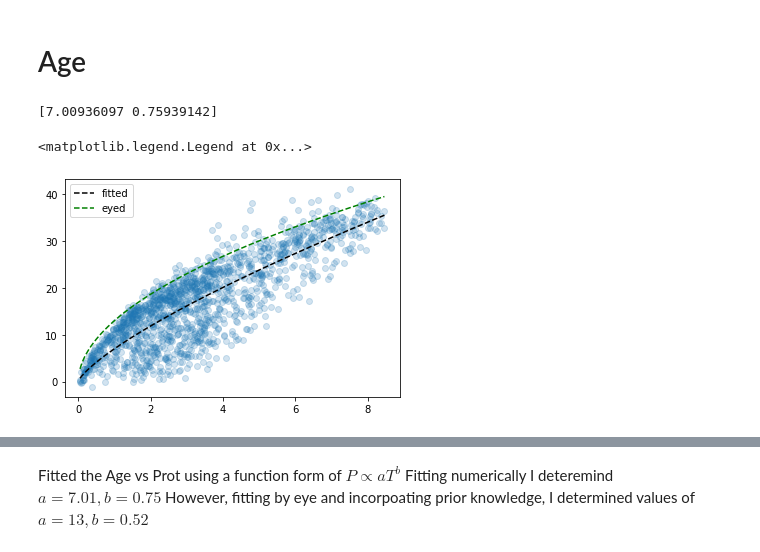
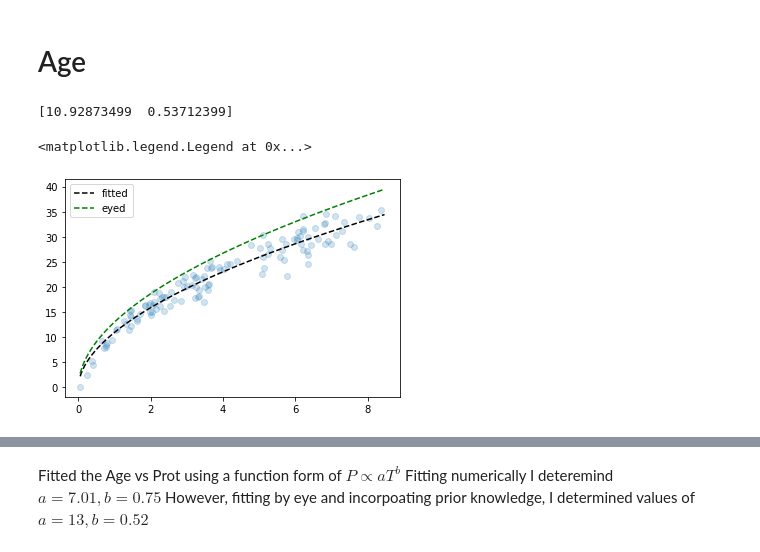
Before and after one commit to ni-phy/year4-project, a Jupyter notebook: Henry/3d_fitting.ipynb, the cells around one changed output, grey strips where cells are left out. Cells and saved outputs as stored; diff of their text form; code cells hidden in the pictures.

```diff
--- a/Henry/3d_fitting.ipynb
+++ b/Henry/3d_fitting.ipynb
@@ -70,28 +53,30 @@ BV =  b.bv2T(np.array(Teff))
 # %% [markdown]
 # Age
 # %%
-limit = (np.where(np.logical_and(Mass>0.8, Mass<=1)))
+
+
+limit = (np.where(np.logical_and(Mass>0.9, Mass<=0.94)))
 
 Teff_short = Teff[limit]
 Prot_short = Prot[limit]
 Age_short = Age[limit]
 Mass_short = Mass[limit]
 
 
-plt.scatter(Age, Prot, alpha=0.2)
+plt.scatter(Age_short, Prot_short, alpha=0.2)
 
 
 
-coefs = scipy.optimize.curve_fit(lambda t,a,c: a*t**c,  Age,  Prot, p0=(10,0.5))
+coefs = scipy.optimize.curve_fit(lambda t,a,c: a*t**c,  Age_short,  Prot_short, p0=(10,0.5))
 print(coefs[0])
 
 x = np.linspace(np.amin(Age),np.amax(Age),1000)
 y1 = coefs[0][0]* x **coefs[0][1]
 y2 = 13*x**0.52
 plt.plot(x,y1, color='k', linestyle='--', label='fitted')
 plt.plot(x,y2, color='g', linestyle='--', label='eyed')
 plt.legend()
 # %% [output]
-[7.00936097 0.75939142]
+[10.92873499  0.53712399]
 <matplotlib.legend.Legend at 0x...>
-[figure, old version]
+[figure, new version]
```
Also changed, not shown: parts of 17 cells of this notebook.
